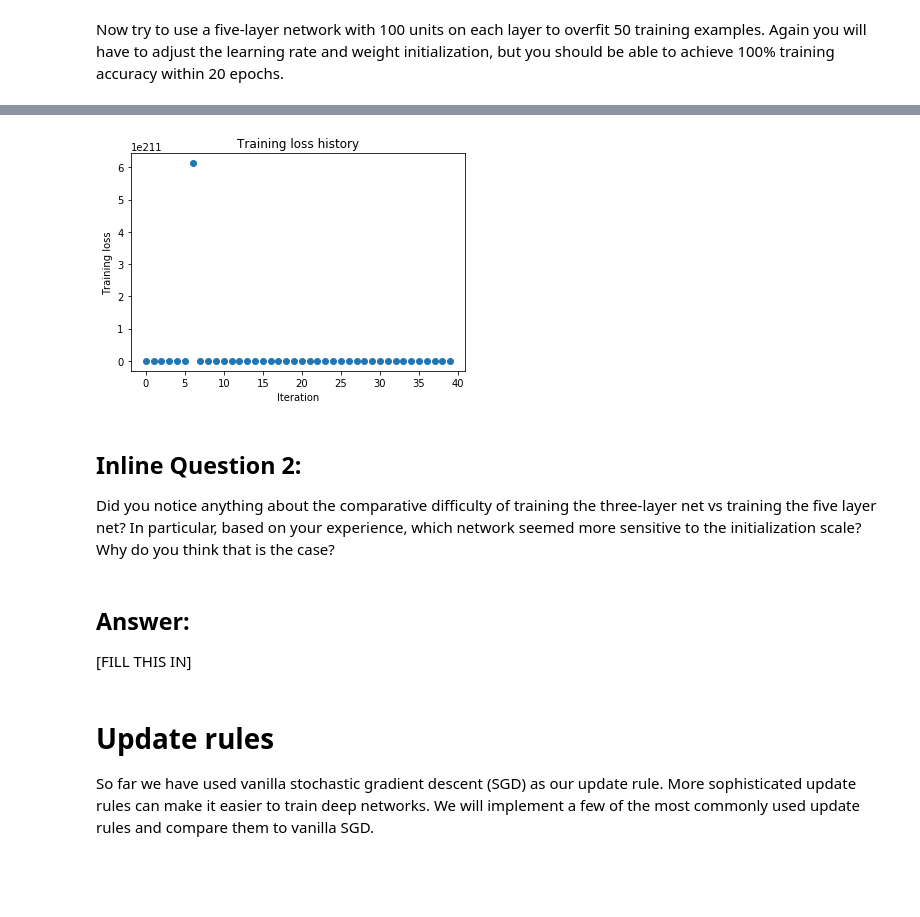
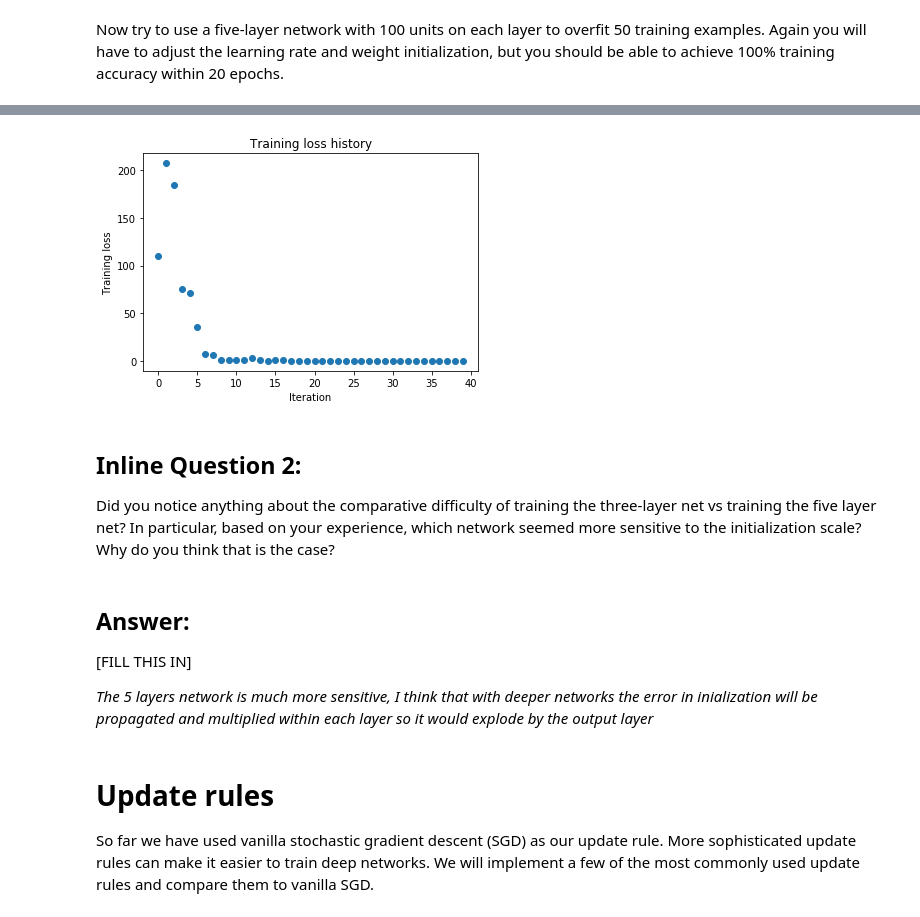
Before and after one commit to ahmedazmi/cs231nStanford, a Jupyter notebook: assignment2/FullyConnectedNets.ipynb, the cells around one changed output, grey strips where cells are left out. Cells and saved outputs as stored; diff of their text form; code cells hidden in the pictures; blank space fills up the shorter version.

```diff
--- a/assignment2/FullyConnectedNets.ipynb
+++ b/assignment2/FullyConnectedNets.ipynb
@@ -494,9 +494,9 @@ small_data = {
   'X_val': data['X_val'],
   'y_val': data['y_val'],
 }
-
-learning_rate = 2e-2
-weight_scale = 5e-1
+#getting learning rate > 2e-1 won't affect
+learning_rate = 2e-3
+weight_scale = 1e-1
 model = FullyConnectedNet([100, 100, 100, 100],
                 weight_scale=weight_scale, dtype=np.float64)
 solver = Solver(model, small_data,
@@ -534,10 +534,12 @@ plt.show()
-[figure, old version]
+[figure, new version]
 # %% [markdown]
 ## Inline Question 2:
 Did you notice anything about the comparative difficulty of training the three-layer net vs training the five layer net? In particular, based on your experience, which network seemed more sensitive to the initialization scale? Why do you think that is the case?
-# %% [markdown]
-## Answer:
-[FILL THIS IN]
+# %% [markdown]
+## Answer:
+[FILL THIS IN]
+
+*The 5 layers network is much more sensitive, I think that with deeper networks the error in inialization will be propagated and multiplied within each layer so it would explode by the output layer*
 # %% [markdown]
 # Update rules
 So far we have used vanilla stochastic gradient descent (SGD) as our update rule. More sophisticated update rules can make it easier to train deep networks. We will implement a few of the most commonly used update rules and compare them to vanilla SGD.
```
Also changed, not shown: parts of 11 cells of this notebook.
